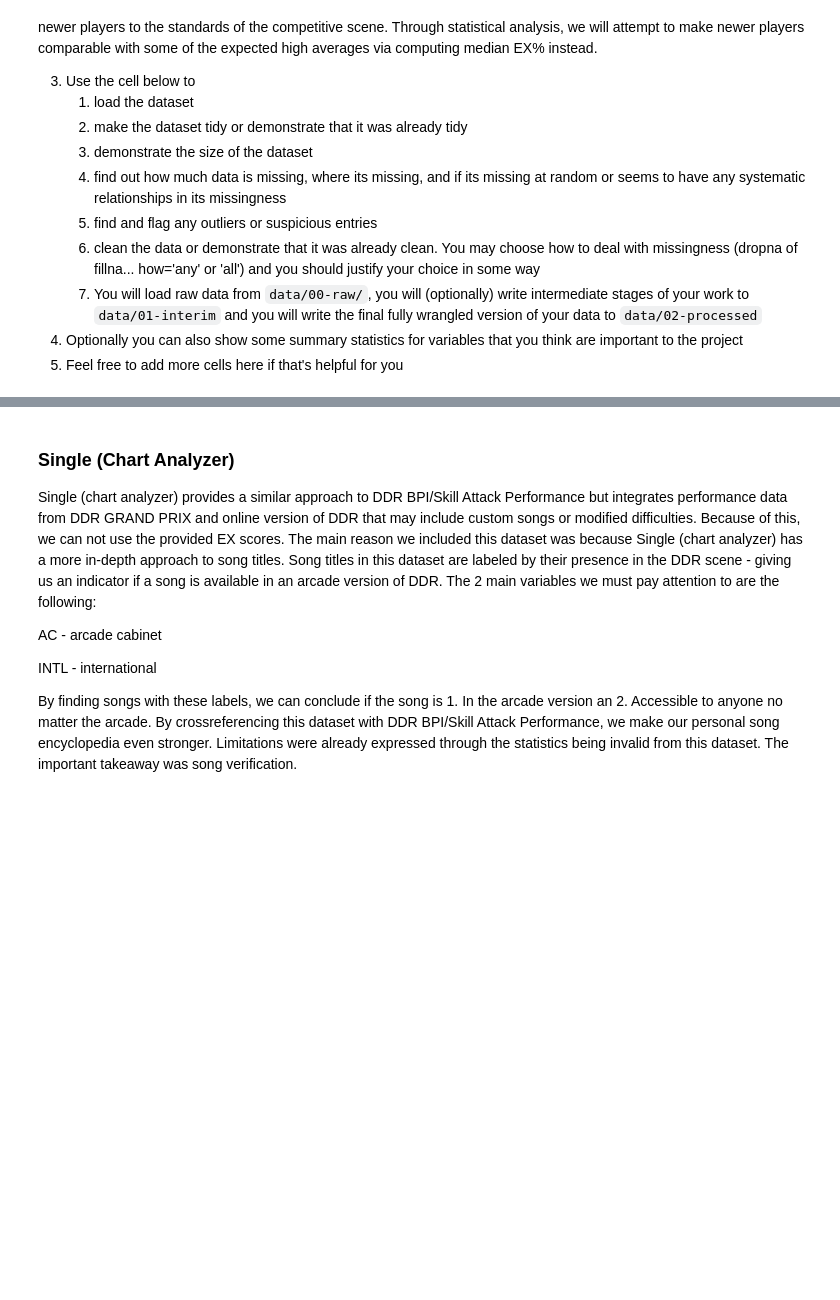
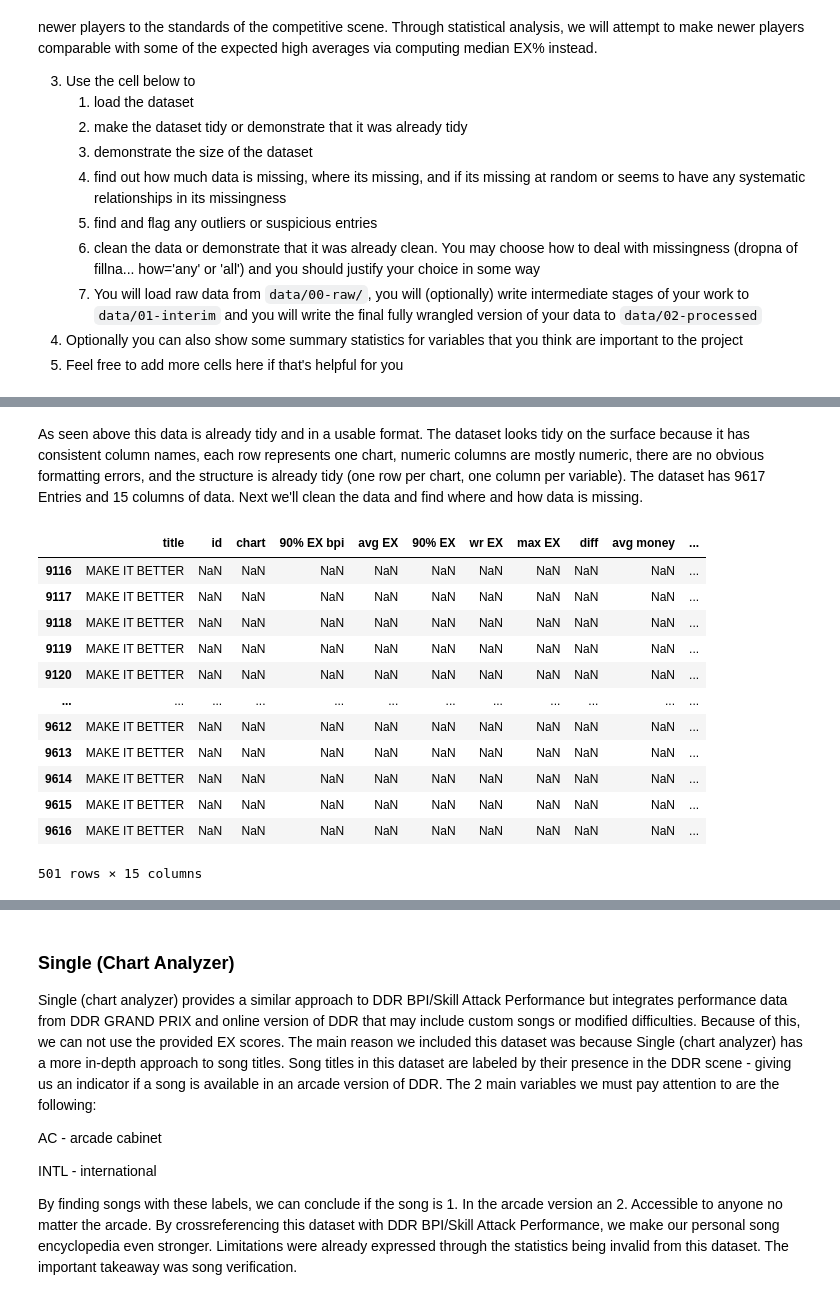
Before and after one commit to COGS108/Group051_WI26, a Jupyter notebook: 01-DataCheckpoint.ipynb, the cells around one changed output, grey strips where cells are left out. Saved outputs shown, nothing was run; the diff lists cells and outputs as text; code cells hidden in the pictures; blank space fills up the shorter version.

```diff
--- a/01-DataCheckpoint.ipynb
+++ b/01-DataCheckpoint.ipynb
@@ -208,0 +228,18 @@ One major concern of the dataset is how it is community-driven by registered use
+# %% [markdown]
+As seen above this data is already tidy and in a usable format. The dataset looks tidy on the surface because it has consistent column names, each row represents one chart, numeric columns are mostly numeric, there are no obvious formatting errors, and the structure is already tidy (one row per chart, one column per variable). The dataset has 9617 Entries and 15 columns of data. Next we'll clean the data and find where and how data is missing.
+# %%
+Dataset1[Dataset1.isnull().any(axis=1)] # Display rows with a null value
+# %% [output]
+|  | title | id | chart | 90% EX bpi | avg EX | 90% EX | wr EX | max EX | diff | avg money | ... |
+| 9116 | MAKE IT BETTER | NaN | NaN | NaN | NaN | NaN | NaN | NaN | NaN | NaN | ... |
+| 9117 | MAKE IT BETTER | NaN | NaN | NaN | NaN | NaN | NaN | NaN | NaN | NaN | ... |
+| 9118 | MAKE IT BETTER | NaN | NaN | NaN | NaN | NaN | NaN | NaN | NaN | NaN | ... |
+| 9119 | MAKE IT BETTER | NaN | NaN | NaN | NaN | NaN | NaN | NaN | NaN | NaN | ... |
+| 9120 | MAKE IT BETTER | NaN | NaN | NaN | NaN | NaN | NaN | NaN | NaN | NaN | ... |
+| ... | ... | ... | ... | ... | ... | ... | ... | ... | ... | ... | ... |
+| 9612 | MAKE IT BETTER | NaN | NaN | NaN | NaN | NaN | NaN | NaN | NaN | NaN | ... |
+| 9613 | MAKE IT BETTER | NaN | NaN | NaN | NaN | NaN | NaN | NaN | NaN | NaN | ... |
+| 9614 | MAKE IT BETTER | NaN | NaN | NaN | NaN | NaN | NaN | NaN | NaN | NaN | ... |
+| 9615 | MAKE IT BETTER | NaN | NaN | NaN | NaN | NaN | NaN | NaN | NaN | NaN | ... |
+| 9616 | MAKE IT BETTER | NaN | NaN | NaN | NaN | NaN | NaN | NaN | NaN | NaN | ... |
+501 rows × 15 columns
```
Also changed, not shown: parts of 24 cells of this notebook.
